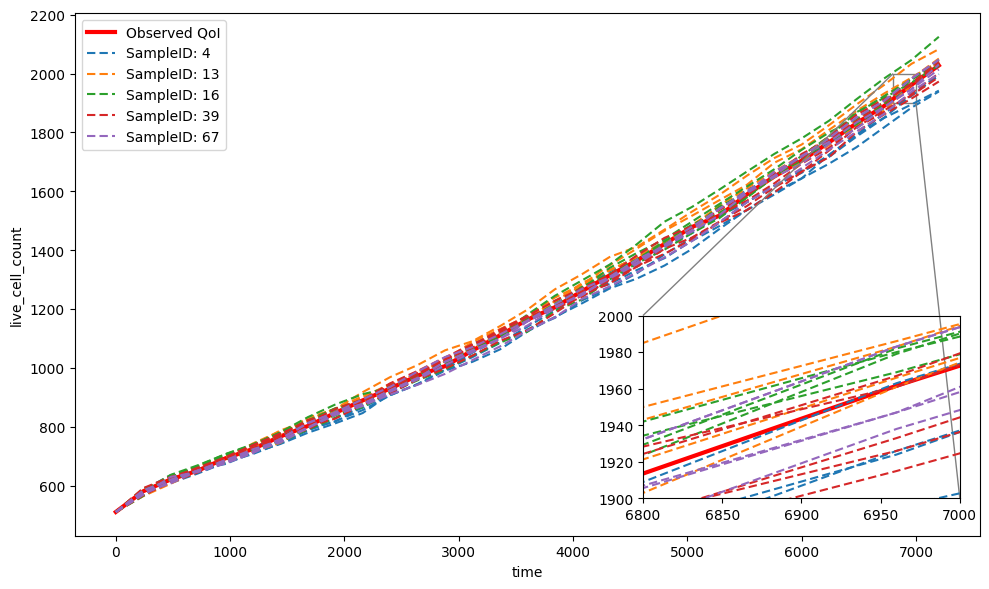
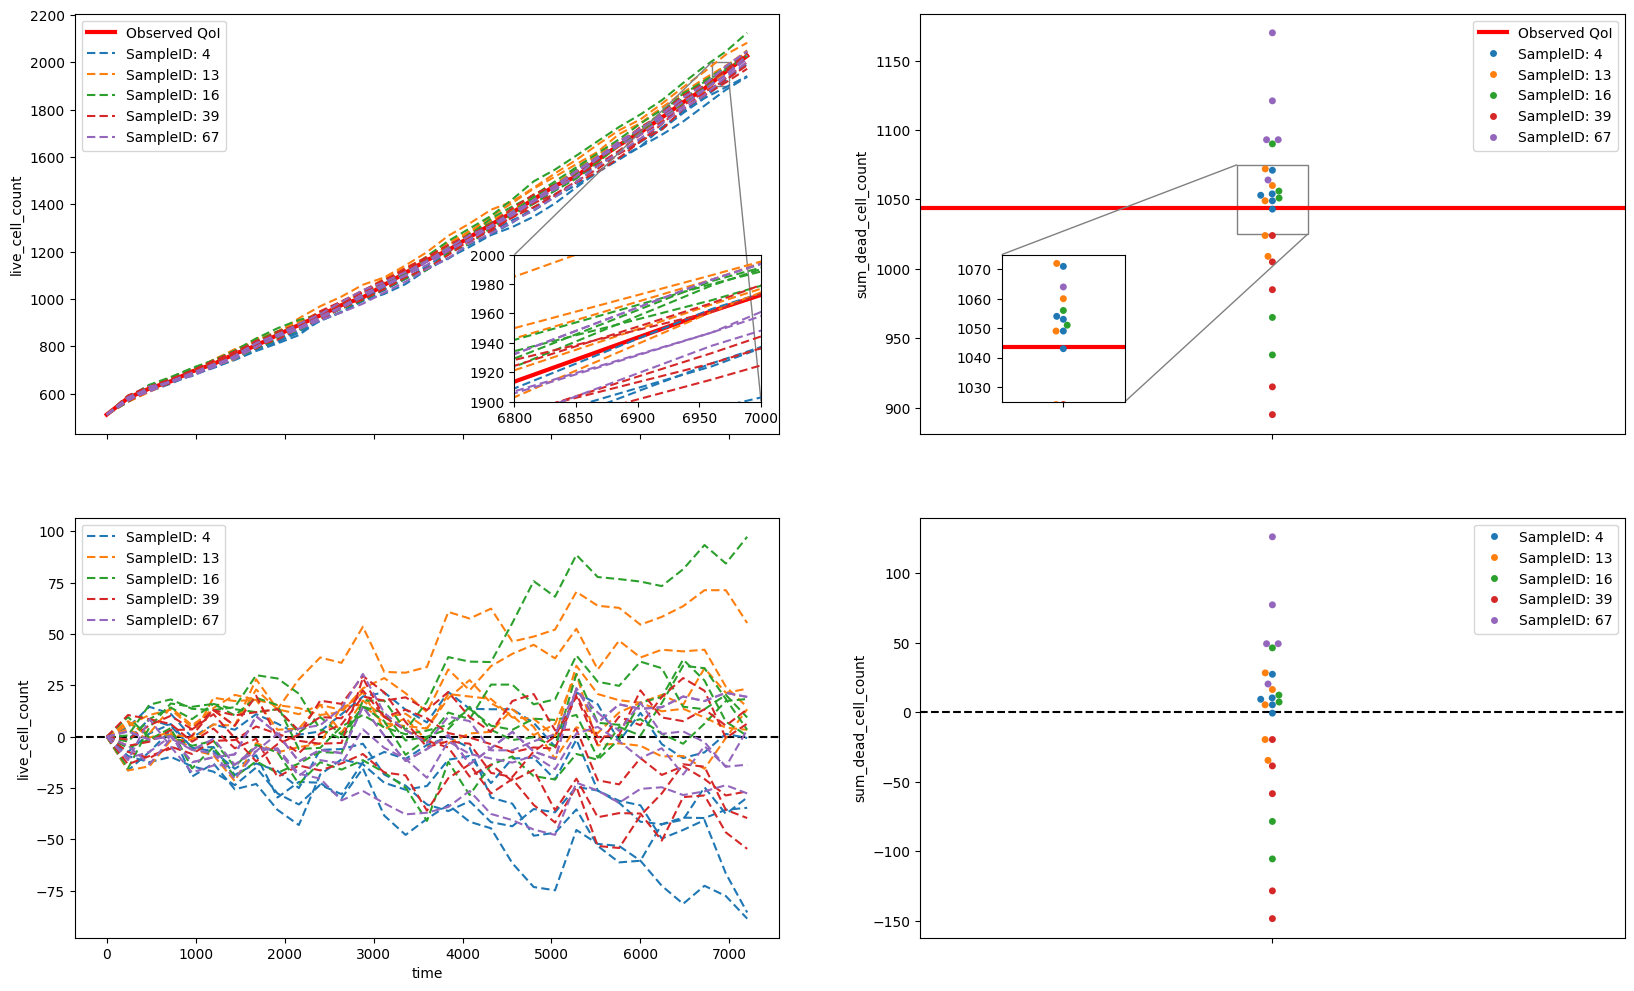
Code edit (unified diff) that turned the first committed figure into the second:
--- before
+++ after
@@ -1,10 +1,18 @@
 from mpl_toolkits.axes_grid1.inset_locator import inset_axes, mark_inset
+
+fig, axes = plt.subplots(nrows=2, ncols=2, figsize=(20, 12), sharex='col')
 # Plot QoIs of best parameters
-for qoi in df_qois['QoI_Name']:
+for i, qoi in enumerate(df_qois['QoI_Name']):
     print(f"Plotting {qoi}")
-    fig, ax = plot_qoi_param(df_obs_qoi, df_output, pareto_data['pareto_front']['sample_ids'], x_var='time', y_var=qoi, swarmplot=True)# 
+    ax_qoi = axes[0, i]
+    ax_residual = axes[1, i]
+    # Plot QoI values
+    plot_qoi_param(df_obs_qoi, df_output, pareto_data['pareto_front']['sample_ids'], x_var='time', y_var=qoi, swarmplot=True, axis=ax_qoi)# 
+    # Plot residuals
+    plot_qoi_param(df_obs_qoi, df_output, pareto_data['pareto_front']['sample_ids'], x_var='time', y_var=qoi, swarmplot=True, axis=ax_residual, plot_residuals=True)#
+    # Add zoomed-in inset in QoI plot
     if qoi == 'live_cell_count':
         # Insert a zoomed-in plot
-        axins = inset_axes(ax, width="35%", height="35%", loc="lower right", bbox_to_anchor=(-0.01, 0.05, 1, 1), bbox_transform=ax.transAxes, borderpad=0.8)
+        axins = inset_axes(ax_qoi, width="35%", height="35%", loc="lower right", bbox_to_anchor=(-0.01, 0.05, 1, 1), bbox_transform=ax_qoi.transAxes, borderpad=0.8)
         plot_qoi_param(df_obs_qoi, df_output, pareto_data['pareto_front']['sample_ids'], x_var='time', y_var=qoi, axis=axins)# 
         axins.set_xlim(6800,7000)
@@ -14,5 +22,5 @@
     else:
         # Insert a zoomed-in plot
-        axins = inset_axes(ax, width="35%", height="35%", loc="lower left", bbox_to_anchor=(0.1, 0.05, 0.5, 1), bbox_transform=ax.transAxes, borderpad=0.8)
+        axins = inset_axes(ax_qoi, width="35%", height="35%", loc="lower left", bbox_to_anchor=(0.1, 0.05, 0.5, 1), bbox_transform=ax_qoi.transAxes, borderpad=0.8)
         plot_qoi_param(df_obs_qoi, df_output, pareto_data['pareto_front']['sample_ids'], x_var='time', y_var=qoi, swarmplot=True, axis=axins)#
         axins.set_xlim(-0.05, 0.05)
@@ -20,5 +28,5 @@
         axins.set(xlabel='', ylabel='')
         axins.get_legend().set_visible(False)
+    mark_inset(ax_qoi, axins, loc1=2, loc2=4, fc="none", ec="0.5")
 
-    mark_inset(ax, axins, loc1=2, loc2=4, fc="none", ec="0.5")
-    plt.savefig(f'{qoi}_BO.svg', format='svg')
+plt.savefig('QoIs_BO.svg', format='svg')

Commit: Plot residuals and Cumulative death